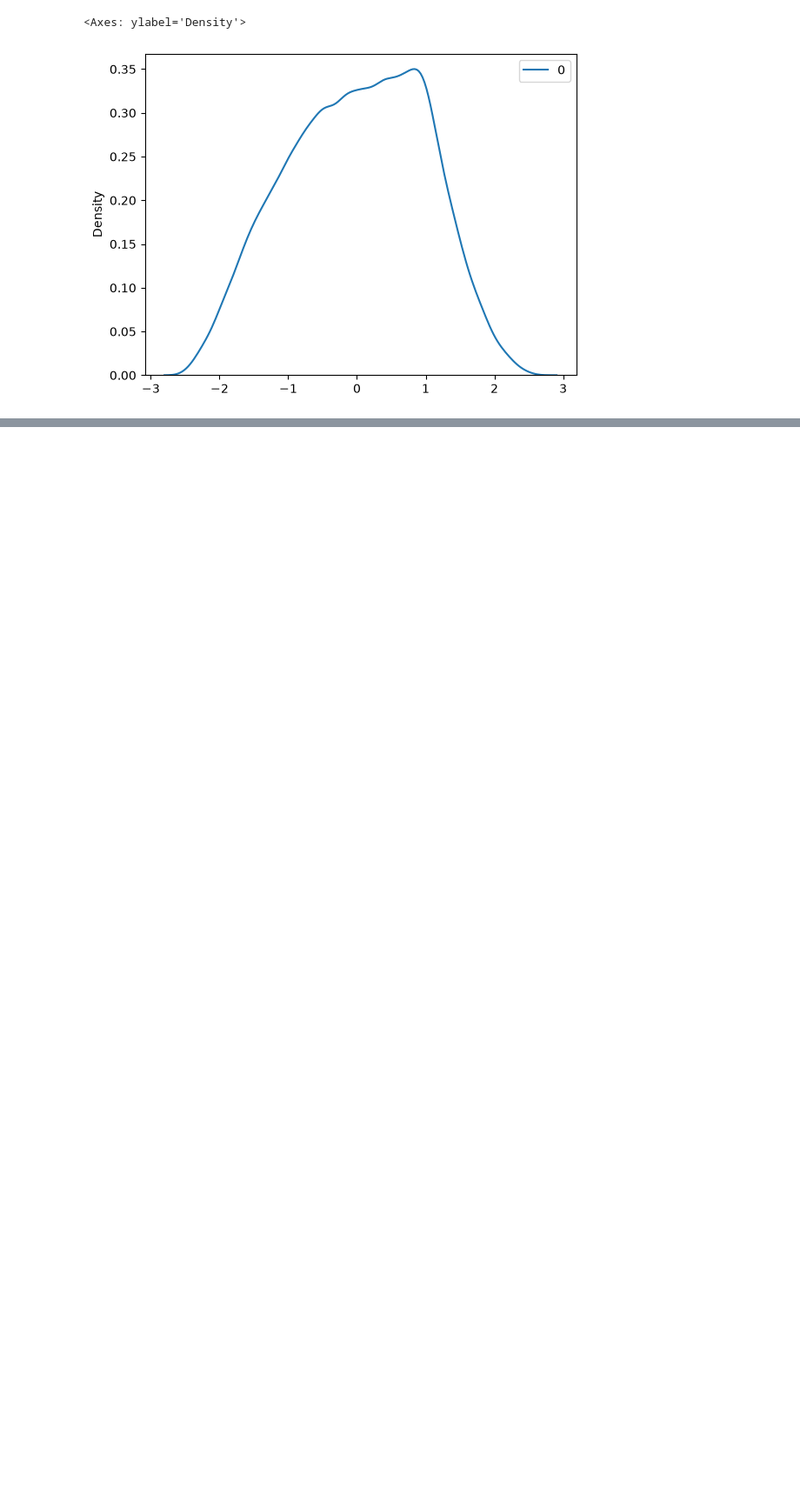
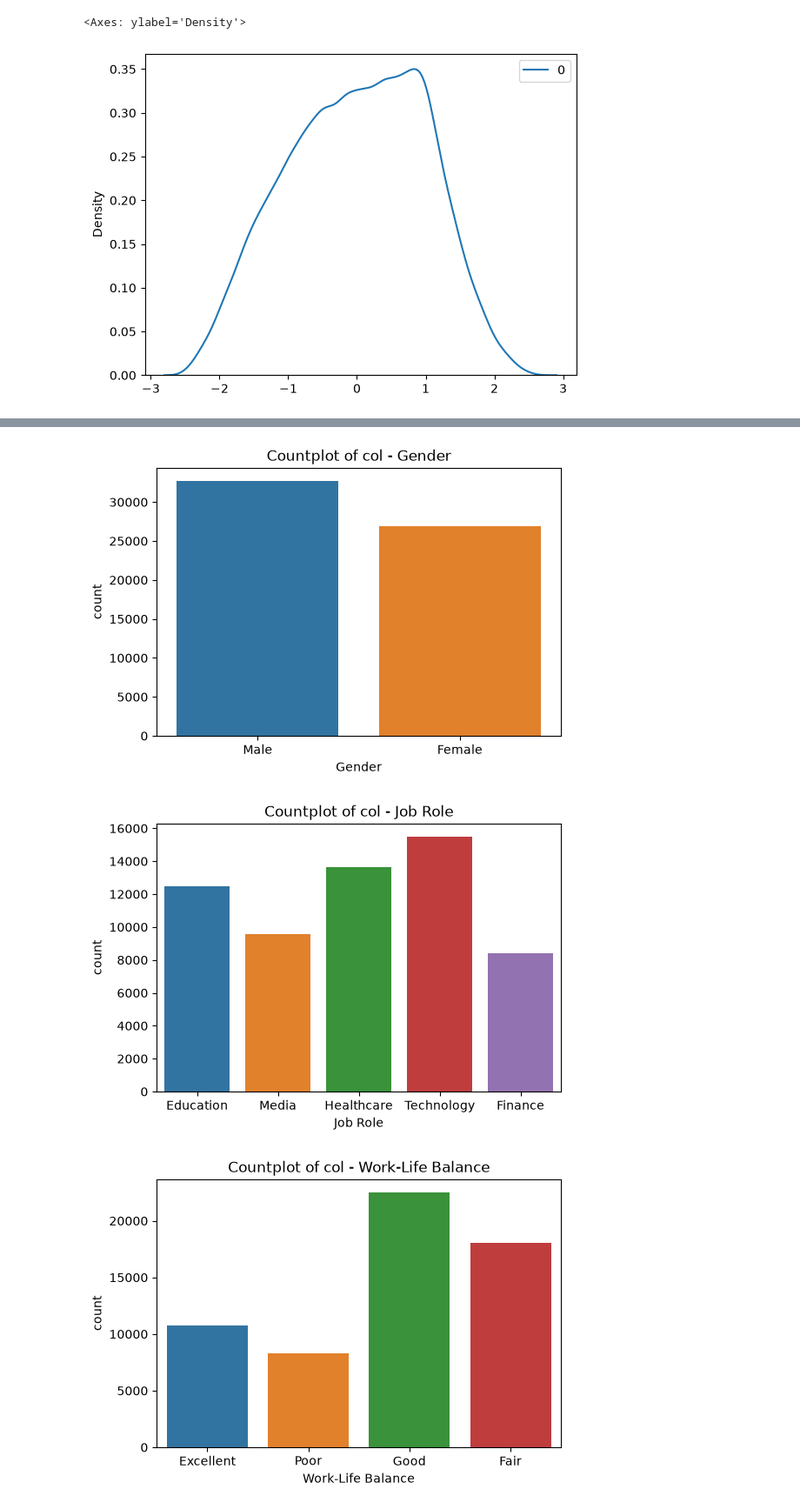
Before and after one commit to KrrishAg/Employee-Churn-Prediction, a Jupyter notebook: eda/notebook.ipynb, the cells around one changed output, grey strips where cells are left out. Shown at 87% size. Saved outputs shown, nothing was run; the diff lists cells and outputs as text; code cells hidden in the pictures; blank space fills up the shorter version.

```diff
--- a/eda/notebook.ipynb
+++ b/eda/notebook.ipynb
@@ -4,7 +4,9 @@ import pandas as pd
 import matplotlib.pyplot as plt
 import seaborn as sns
 # %%
-df = pd.read_csv("../data/train.csv")
+df_train = pd.read_csv("../data/train.csv")
+df_test = pd.read_csv("../data/test.csv")
+df = df_train.copy()
 # %% [markdown]
 ## Checking the dataframe structure
 # %%
@@ -105,4 +107,4 @@ Name: count, dtype: float64
 ## Univariate
 # %%
 num_cols = ["Age", "Years at Company", "Monthly Income", "Number of Promotions", "Distance from Home", "Number of Dependents", "Company Tenure"]
-cat_cols = ["Gender", "Job Role", "Work-Life Balance", "Job Satisfaction", "Performance Rating", "Overtime", "Education Level", "Marital Status", "Job Level", "Company Size", "Remote Work", "Leadership Opportunities", "Innovation Opportunities", "Company Reputation", "Employee Recognition", "Attrition"]
+cat_cols = ["Gender", "Job Role", "Work-Life Balance", "Job Satisfaction", "Performance Rating", "Overtime", "Education Level", "Marital Status", "Job Level", "Company Size", "Remote Work", "Leadership Opportunities", "Innovation Opportunities", "Company Reputation", "Employee Recognition"]
@@ -143,0 +150,9 @@ sns.kdeplot(xx)
+# %%
+for col in cat_cols:
+    fig = plt.subplots(figsize=(6, 4))
+    sns.countplot(data = df, x = col, hue = col)
+    plt.title(f"Countplot of col - {col}")
+# %% [output]
+[figure, added]
+[figure, added]
+[figure, added]
```
Also changed, not shown: parts of 44 cells of this notebook, 5 other files.
